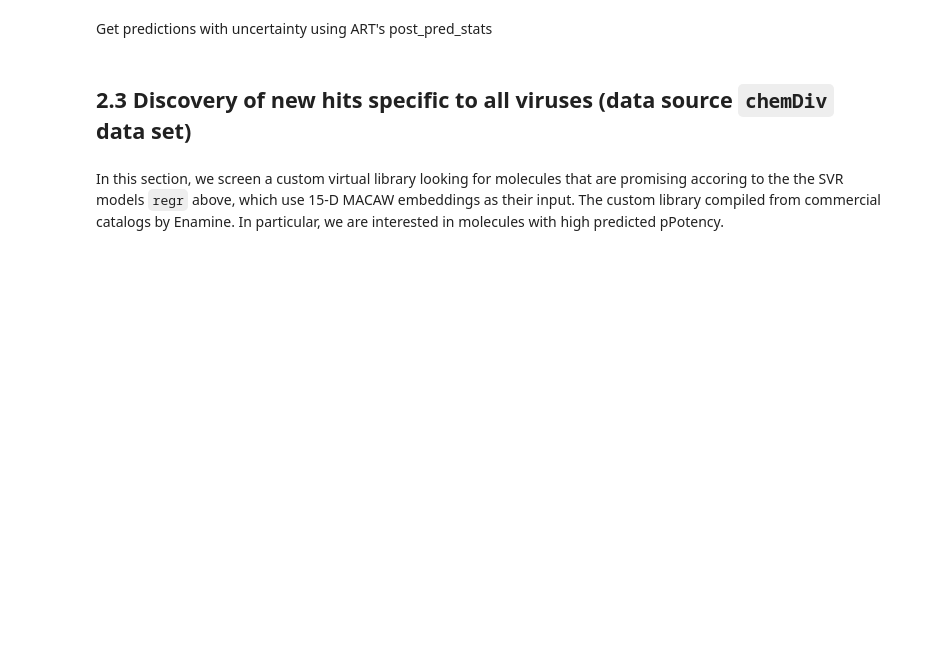
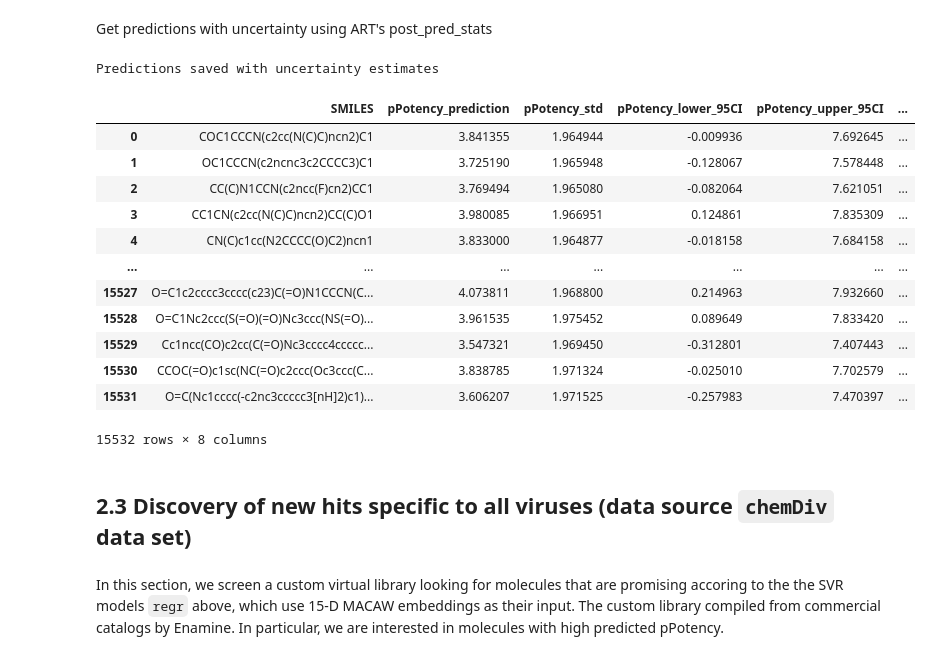
Before and after one commit to soumyadeepghosh35/DTRA_ART, a Jupyter notebook: DTRA_project_notebooks/Step5_ART_BacillusAnthracis.ipynb, the cells around one changed output. Drawn from its saved outputs; the diff is of its cells as text; code cells hidden in the pictures; blank space fills up the shorter version.

```diff
--- a/DTRA_project_notebooks/Step5_ART_BacillusAnthracis.ipynb
+++ b/DTRA_project_notebooks/Step5_ART_BacillusAnthracis.ipynb
@@ -209,33 +358,48 @@ Y1_lib_pred
 Get predictions with uncertainty using ART's post_pred_stats
 # %%
 # Pass X1_lib (features)
-mean, std = art.post_pred_stats(smi_lib_LCAntiviralsData_wMACAW)
+mean, std = art.post_pred_stats(smi_lib_LCAntiBioticData_wMACAW)
 
 # Now use these for your results
-LCAntiviralsData_predicted = BacillusAnthracis_LCAntiviralsData_wMACAW[['SMILES']].copy()
-LCAntiviralsData_predicted['pPotency_prediction'] = mean
-LCAntiviralsData_predicted['pPotency_std'] = std
+LCAntiBioticData_predicted = BacillusAnthracis_LCAntiBioticData_wMACAW[['SMILES']].copy()
+LCAntiBioticData_predicted['pPotency_prediction'] = mean
+LCAntiBioticData_predicted['pPotency_std'] = std
 
 # Calculate 95% Confidence Intervals
-LCAntiviralsData_predicted['pPotency_lower_95CI'] = mean - 1.96 * std
-LCAntiviralsData_predicted['pPotency_upper_95CI'] = mean + 1.96 * std
+LCAntiBioticData_predicted['pPotency_lower_95CI'] = mean - 1.96 * std
+LCAntiBioticData_predicted['pPotency_upper_95CI'] = mean + 1.96 * std
 
 # Convert to IC50
-LCAntiviralsData_predicted['IC50(M)_prediction'] = 10 ** (-mean)
-LCAntiviralsData_predicted['IC50(M)_lower_95CI'] = 10 ** (-LCAntiviralsData_predicted['pPotency_upper_95CI'])
-LCAntiviralsData_predicted['IC50(M)_upper_95CI'] = 10 ** (-LCAntiviralsData_predicted['pPotency_lower_95CI'])
+LCAntiBioticData_predicted['IC50(M)_prediction'] = 10 ** (-mean)
+LCAntiBioticData_predicted['IC50(M)_lower_95CI'] = 10 ** (-LCAntiBioticData_predicted['pPotency_upper_95CI'])
+LCAntiBioticData_predicted['IC50(M)_upper_95CI'] = 10 ** (-LCAntiBioticData_predicted['pPotency_lower_95CI'])
 
 # Select and save results
-LCAntiviralsData_predicted = LCAntiviralsData_predicted.filter(
+LCAntiBioticData_predicted = LCAntiBioticData_predicted.filter(
     items=["SMILES", "pPotency_prediction", "pPotency_std",
            "pPotency_lower_95CI", "pPotency_upper_95CI",
            "IC50(M)_prediction", "IC50(M)_lower_95CI", "IC50(M)_upper_95CI"]
 )
 
-LCAntiviralsData_predicted.to_csv(os.path.join(saveDir + "BacillusAnthracis_wART_LCAntiviralsData_predicted_all.csv"), index=False)
-LCAntiviralsData_predicted[['SMILES']].to_csv(os.path.join(saveDir + "BacillusAnthracis_wART_LCAntiviralsData_predicted_all_SMILES.csv"), index=False)
+LCAntiBioticData_predicted.to_csv(os.path.join(saveDir + "BacillusAnthracis_wART_LCAntiBioticData_predicted_all.csv"), index=False)
+LCAntiBioticData_predicted[['SMILES']].to_csv(os.path.join(saveDir + "BacillusAnthracis_wART_LCAntiBioticData_predicted_all_SMILES.csv"), index=False)
 print(f"Predictions saved with uncertainty estimates")
-LCAntiviralsData_predicted
+LCAntiBioticData_predicted
+# %% [output]
+Predictions saved with uncertainty estimates
+|  | SMILES | pPotency_prediction | pPotency_std | pPotency_lower_95CI | pPotency_upper_95CI | ... |
+| 0 | COC1CCCN(c2cc(N(C)C)ncn2)C1 | 3.841355 | 1.964944 | -0.009936 | 7.692645 | ... |
+| 1 | OC1CCCN(c2ncnc3c2CCCC3)C1 | 3.725190 | 1.965948 | -0.128067 | 7.578448 | ... |
+| 2 | CC(C)N1CCN(c2ncc(F)cn2)CC1 | 3.769494 | 1.965080 | -0.082064 | 7.621051 | ... |
+| 3 | CC1CN(c2cc(N(C)C)ncn2)CC(C)O1 | 3.980085 | 1.966951 | 0.124861 | 7.835309 | ... |
+| 4 | CN(C)c1cc(N2CCCC(O)C2)ncn1 | 3.833000 | 1.964877 | -0.018158 | 7.684158 | ... |
+| ... | ... | ... | ... | ... | ... | ... |
+| 15527 | O=C1c2cccc3cccc(c23)C(=O)N1CCCN(C... | 4.073811 | 1.968800 | 0.214963 | 7.932660 | ... |
+| 15528 | O=C1Nc2ccc(S(=O)(=O)Nc3ccc(NS(=O)... | 3.961535 | 1.975452 | 0.089649 | 7.833420 | ... |
+| 15529 | Cc1ncc(CO)c2cc(C(=O)Nc3cccc4ccccc... | 3.547321 | 1.969450 | -0.312801 | 7.407443 | ... |
+| 15530 | CCOC(=O)c1sc(NC(=O)c2ccc(Oc3ccc(C... | 3.838785 | 1.971324 | -0.025010 | 7.702579 | ... |
+| 15531 | O=C(Nc1cccc(-c2nc3ccccc3[nH]2)c1)... | 3.606207 | 1.971525 | -0.257983 | 7.470397 | ... |
+15532 rows × 8 columns
 # %% [markdown]
 ## 2.3 Discovery of new hits specific to all viruses (data source `chemDiv` data set)
 # %% [markdown]
```
Also changed, not shown: parts of 22 cells of this notebook.
